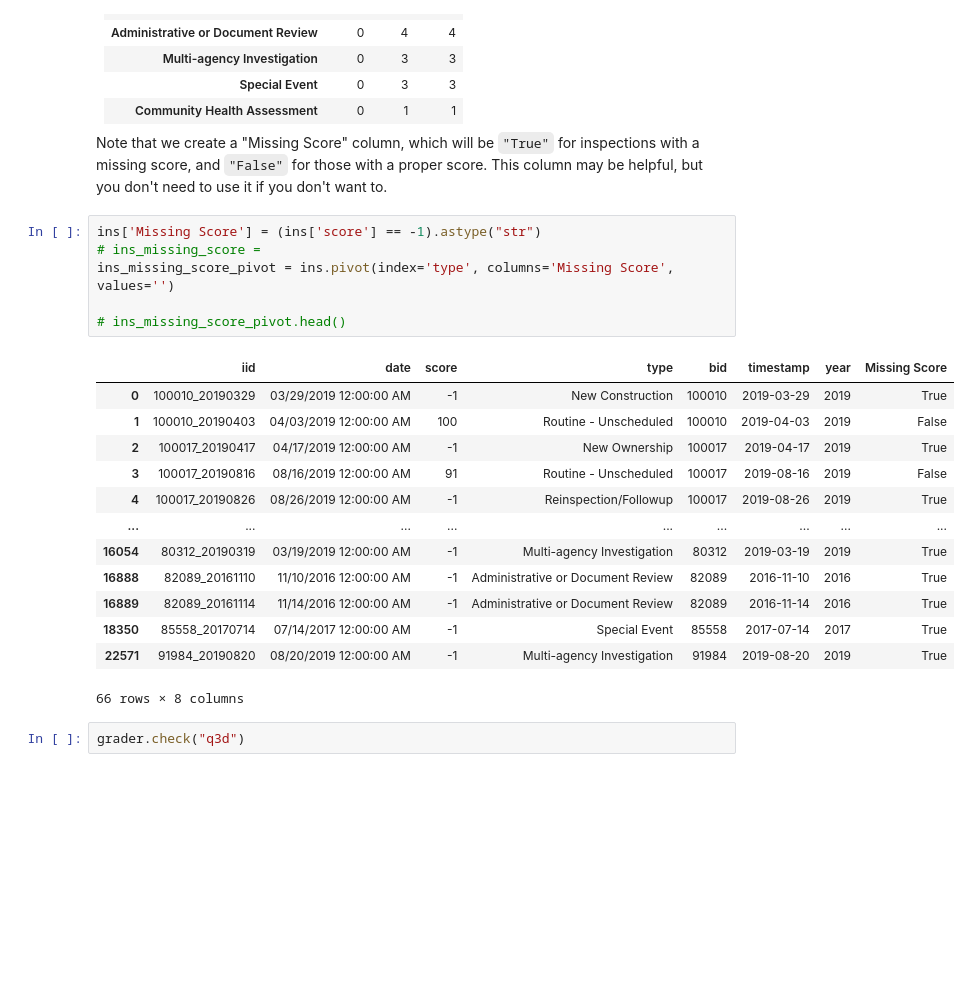
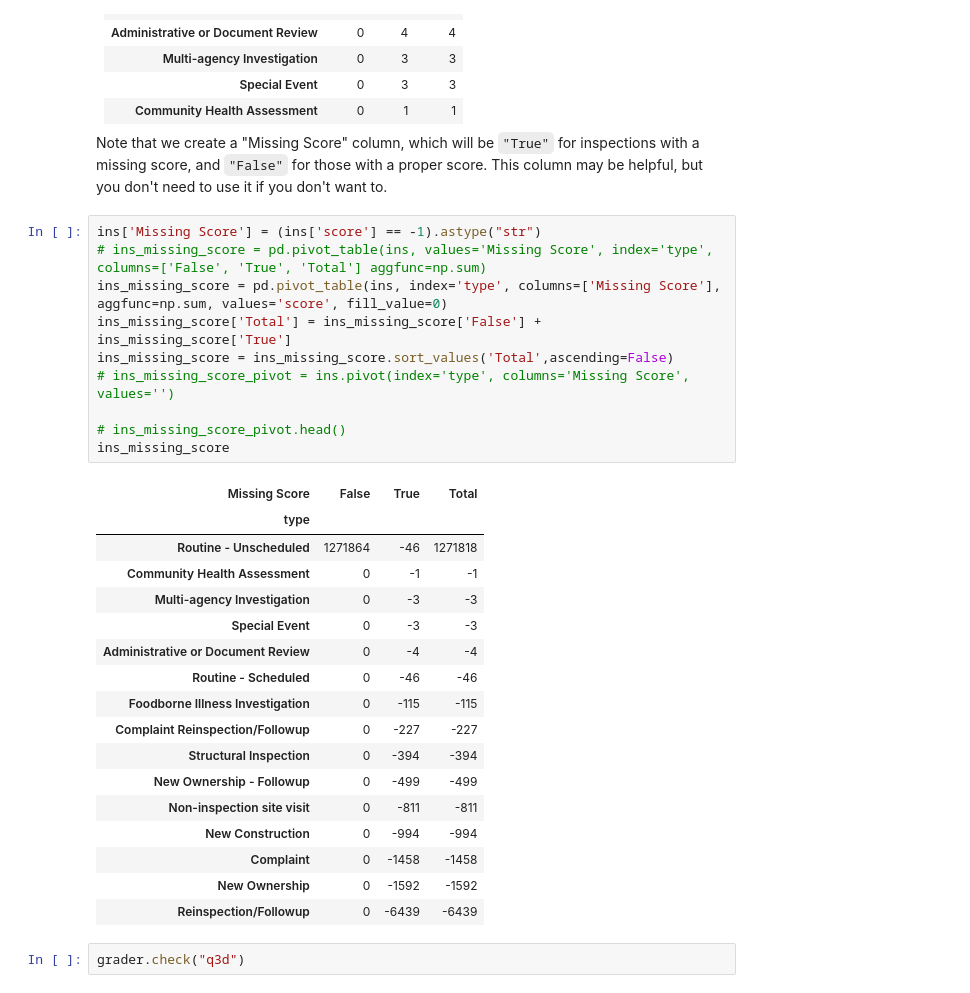
Before and after one commit to TheEvergreenStateCollege/week-2-hunter-a1, a Jupyter notebook: hw/hw3/hw3.ipynb, the cells around one changed output. Drawn from its saved outputs; the diff is of its cells as text; blank space fills up the shorter version.

Commit message:
progress on pivot table problem

```diff
--- a/hw/hw3/hw3.ipynb
+++ b/hw/hw3/hw3.ipynb
@@ -1046,24 +1059,32 @@ You should observe that inspection scores appear only to be assigned to `Routine
 Note that we create a "Missing Score" column, which will be `"True"` for inspections with a missing score, and `"False"` for those with a proper score. This column may be helpful, but you don't need to use it if you don't want to.
 # %%
 ins['Missing Score'] = (ins['score'] == -1).astype("str")
-# ins_missing_score =
-ins_missing_score_pivot = ins.pivot(index='type', columns='Missing Score', values='')
+# ins_missing_score = pd.pivot_table(ins, values='Missing Score', index='type', columns=['False', 'True', 'Total'] aggfunc=np.sum)
+ins_missing_score = pd.pivot_table(ins, index='type', columns=['Missing Score'], aggfunc=np.sum, values='score', fill_value=0)
+ins_missing_score['Total'] = ins_missing_score['False'] + ins_missing_score['True']
+ins_missing_score = ins_missing_score.sort_values('Total',ascending=False)
+# ins_missing_score_pivot = ins.pivot(index='type', columns='Missing Score', values='')
 
 # ins_missing_score_pivot.head()
+ins_missing_score
 # %% [output]
-|  | iid | date | score | type | bid | timestamp | year | Missing Score |
-| 0 | 100010_20190329 | 03/29/2019 12:00:00 AM | -1 | New Construction | 100010 | 2019-03-29 | 2019 | True |
-| 1 | 100010_20190403 | 04/03/2019 12:00:00 AM | 100 | Routine - Unscheduled | 100010 | 2019-04-03 | 2019 | False |
-| 2 | 100017_20190417 | 04/17/2019 12:00:00 AM | -1 | New Ownership | 100017 | 2019-04-17 | 2019 | True |
-| 3 | 100017_20190816 | 08/16/2019 12:00:00 AM | 91 | Routine - Unscheduled | 100017 | 2019-08-16 | 2019 | False |
-| 4 | 100017_20190826 | 08/26/2019 12:00:00 AM | -1 | Reinspection/Followup | 100017 | 2019-08-26 | 2019 | True |
-| ... | ... | ... | ... | ... | ... | ... | ... | ... |
-| 16054 | 80312_20190319 | 03/19/2019 12:00:00 AM | -1 | Multi-agency Investigation | 80312 | 2019-03-19 | 2019 | True |
-| 16888 | 82089_20161110 | 11/10/2016 12:00:00 AM | -1 | Administrative or Document Review | 82089 | 2016-11-10 | 2016 | True |
-| 16889 | 82089_20161114 | 11/14/2016 12:00:00 AM | -1 | Administrative or Document Review | 82089 | 2016-11-14 | 2016 | True |
-| 18350 | 85558_20170714 | 07/14/2017 12:00:00 AM | -1 | Special Event | 85558 | 2017-07-14 | 2017 | True |
-| 22571 | 91984_20190820 | 08/20/2019 12:00:00 AM | -1 | Multi-agency Investigation | 91984 | 2019-08-20 | 2019 | True |
+| Missing Score | False | True | Total |
+| type |  |  |  |
+| Routine - Unscheduled | 1271864 | -46 | 1271818 |
+| Community Health Assessment | 0 | -1 | -1 |
+| Multi-agency Investigation | 0 | -3 | -3 |
+| Special Event | 0 | -3 | -3 |
+| Administrative or Document Review | 0 | -4 | -4 |
+| Routine - Scheduled | 0 | -46 | -46 |
+| Foodborne Illness Investigation | 0 | -115 | -115 |
+| Complaint Reinspection/Followup | 0 | -227 | -227 |
+| Structural Inspection | 0 | -394 | -394 |
+| New Ownership - Followup | 0 | -499 | -499 |
+| Non-inspection site visit | 0 | -811 | -811 |
+| New Construction | 0 | -994 | -994 |
+| Complaint | 0 | -1458 | -1458 |
+| New Ownership | 0 | -1592 | -1592 |
+| Reinspection/Followup | 0 | -6439 | -6439 |
-66 rows × 8 columns
 # %%
 grader.check("q3d")
 # %% [markdown]
```
Also changed, not shown: parts of 7 cells of this notebook.
